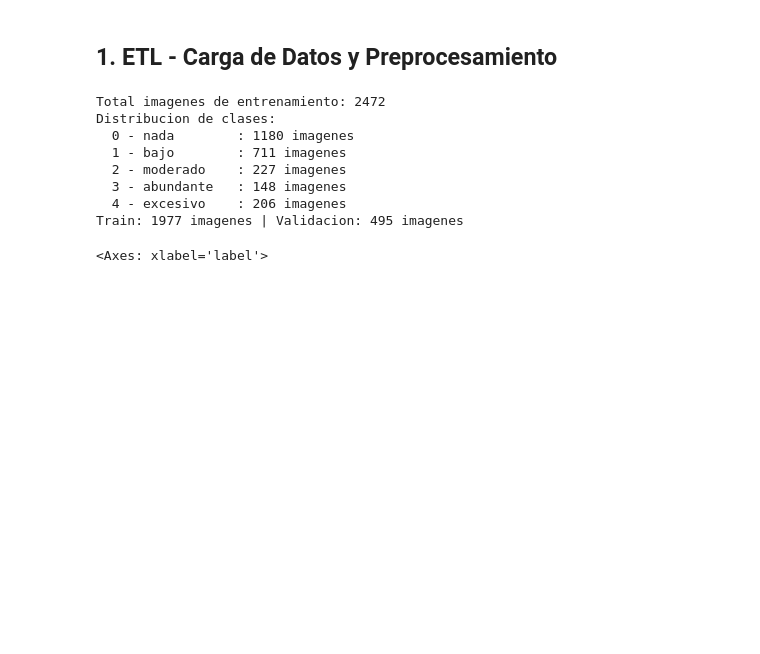
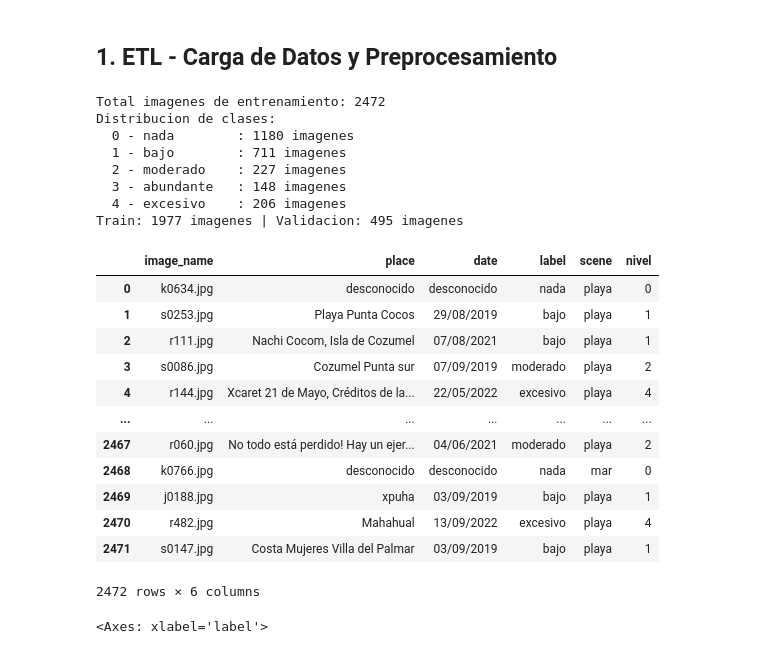
Before and after one commit to JoseFloreano/CompetenciaSargazo, a Jupyter notebook: sargazo_classification.ipynb, the cells around one changed output. Saved outputs shown, nothing was run; the diff lists cells and outputs as text; code cells hidden in the pictures; blank space fills up the shorter version.

```diff
--- a/sargazo_classification.ipynb
+++ b/sargazo_classification.ipynb
@@ -147,6 +147,22 @@ Distribucion de clases:
   3 - abundante   : 148 imagenes
   4 - excesivo    : 206 imagenes
 Train: 1977 imagenes | Validacion: 495 imagenes
+# %%
+df
+# %% [output]
+|  | image_name | place | date | label | scene | nivel |
+| 0 | k0634.jpg | desconocido | desconocido | nada | playa | 0 |
+| 1 | s0253.jpg | Playa Punta Cocos | 29/08/2019 | bajo | playa | 1 |
+| 2 | r111.jpg | Nachi Cocom, Isla de Cozumel | 07/08/2021 | bajo | playa | 1 |
+| 3 | s0086.jpg | Cozumel Punta sur | 07/09/2019 | moderado | playa | 2 |
+| 4 | r144.jpg | Xcaret 21 de Mayo, Créditos de la... | 22/05/2022 | excesivo | playa | 4 |
+| ... | ... | ... | ... | ... | ... | ... |
+| 2467 | r060.jpg | No todo está perdido! Hay un ejer... | 04/06/2021 | moderado | playa | 2 |
+| 2468 | k0766.jpg | desconocido | desconocido | nada | mar | 0 |
+| 2469 | j0188.jpg | xpuha | 03/09/2019 | bajo | playa | 1 |
+| 2470 | r482.jpg | Mahahual | 13/09/2022 | excesivo | playa | 4 |
+| 2471 | s0147.jpg | Costa Mujeres Villa del Palmar | 03/09/2019 | bajo | playa | 1 |
+2472 rows × 6 columns
 # %%
 df["label"].value_counts().sort_index().plot(kind="bar", color="skyblue")
 # %% [output]
```
Also changed, not shown: parts of 7 cells of this notebook, 4 other files.
